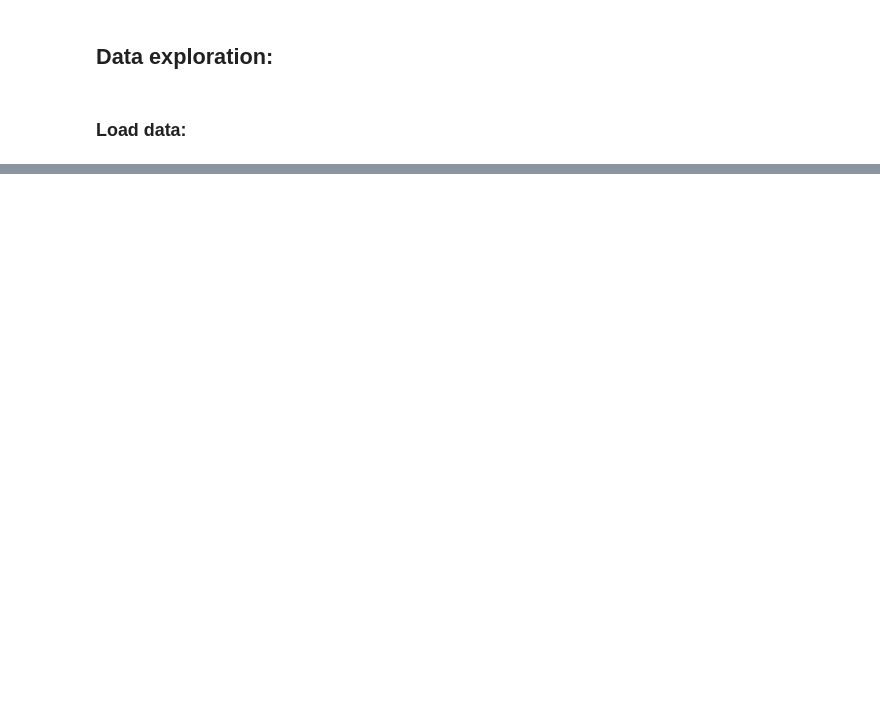
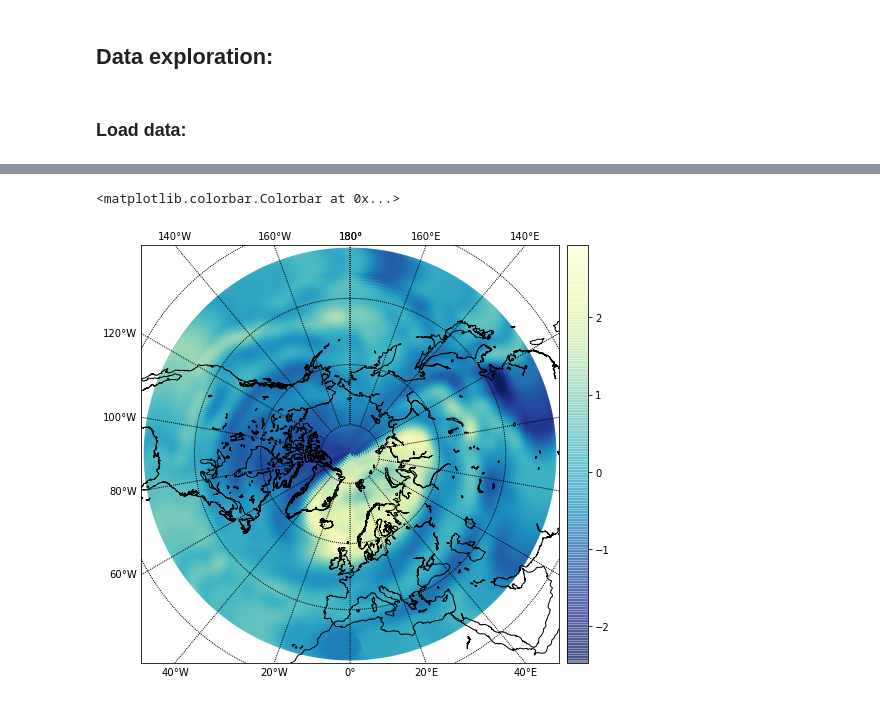
Before and after one commit to marvande/Non-linear-feature-extraction-of-the-stratoshpere, a Jupyter notebook: source/data.ipynb, the cells around one changed output, grey strips where cells are left out. Drawn from its saved outputs; the diff is of its cells as text; code cells hidden in the pictures; blank space fills up the shorter version.

```diff
--- a/source/data.ipynb
+++ b/source/data.ipynb
@@ -51,0 +104,17 @@ anomalies_cf.describe()
+# %%
+lat=X_sample.latitude.values
+lon=X_sample.longitude.values
+PV_values = X_sample.PV_values.values
+fig = plt.figure(figsize=(8, 8))
+m = Basemap(projection='npstere', boundinglat=26,lon_0=0,resolution='l')
+m.drawcoastlines()
+m.drawparallels(np.arange(-80.,81.,20.), labels=[False,False,False,False])
+m.drawmeridians(np.arange(-180.,181.,20.),labels=[True,False,True,True])
+
+m.scatter(lon,lat, latlon=True,
+          c=PV_values,s=700,
+          cmap='YlGnBu_r', alpha=0.5)
+m.colorbar()
+# %% [output]
+<matplotlib.colorbar.Colorbar at 0x...>
+[figure, added]
```
Also changed, not shown: parts of 14 cells of this notebook, 1 other file.
